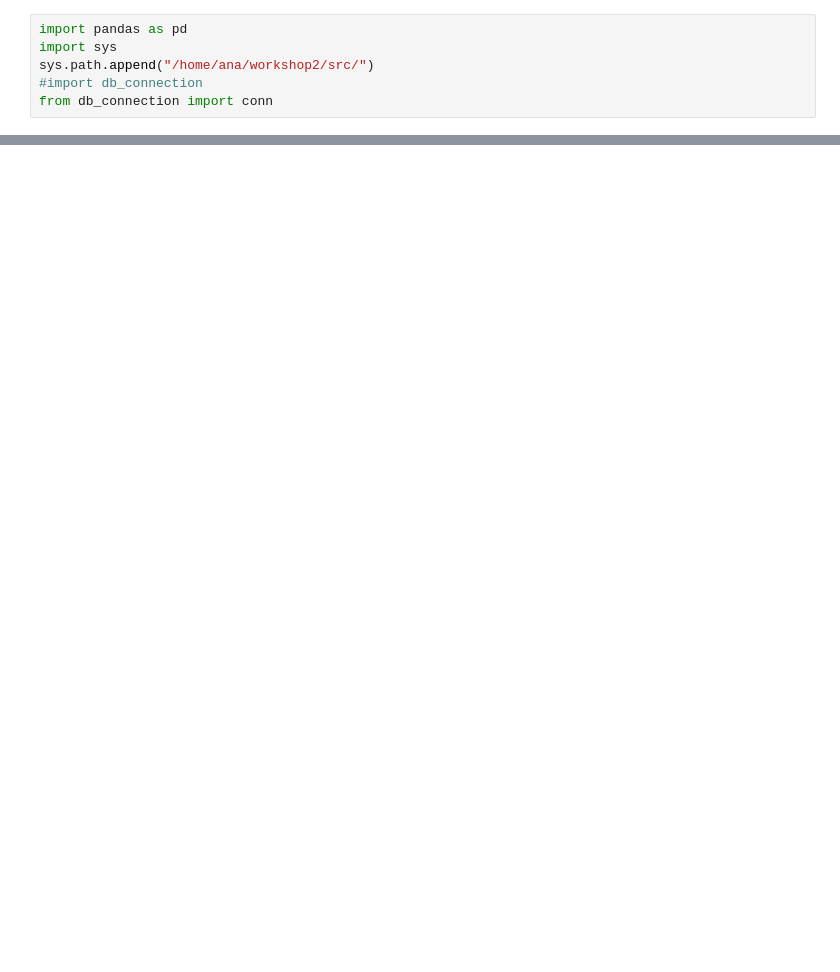
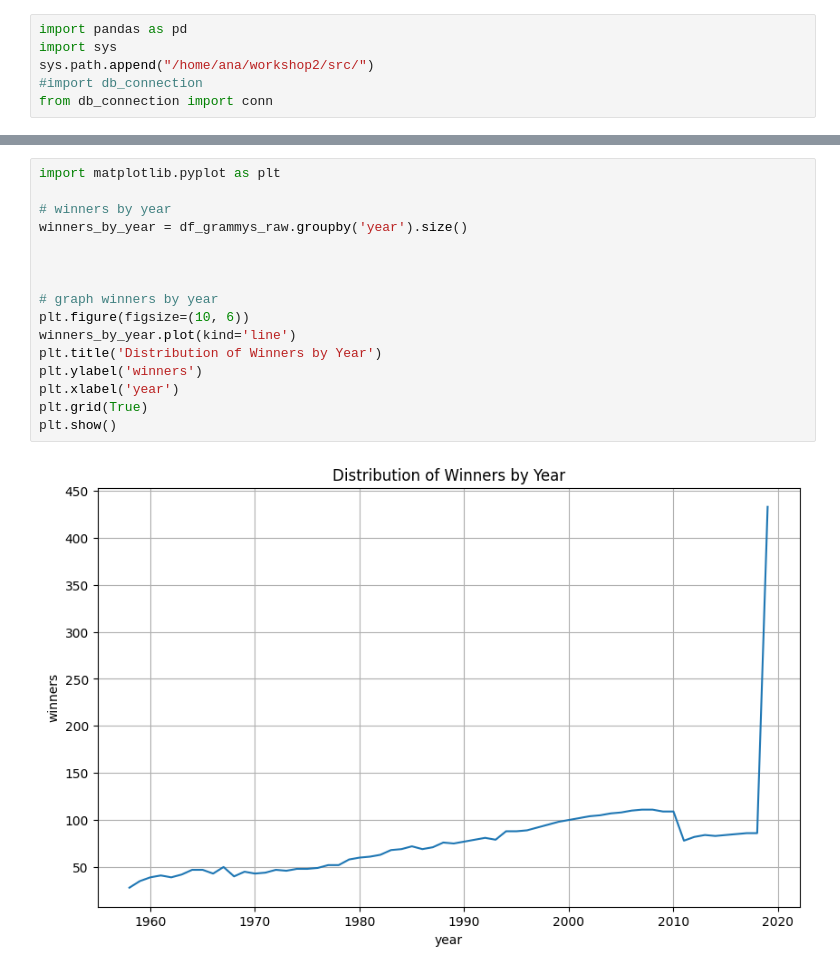
Before and after one commit to anacriquintero/workshop2, a Jupyter notebook: Notebooks/eda_grammy.ipynb, the cells around one changed output, grey strips where cells are left out. Drawn from its saved outputs; the diff is of its cells as text; blank space fills up the shorter version.

```diff
--- a/Notebooks/eda_grammy.ipynb
+++ b/Notebooks/eda_grammy.ipynb
@@ -22,0 +156,18 @@ pd.read_sql(sql="SELECT * FROM grammys",con=conn().connect())
+# %%
+import matplotlib.pyplot as plt
+
+# winners by year
+winners_by_year = df_grammys_raw.groupby('year').size()
+
+
+
+# graph winners by year
+plt.figure(figsize=(10, 6))
+winners_by_year.plot(kind='line')
+plt.title('Distribution of Winners by Year')
+plt.ylabel('winners')
+plt.xlabel('year')
+plt.grid(True)
+plt.show()
+# %% [output]
+[figure, added]
```
Also changed, not shown: parts of 18 cells of this notebook.
